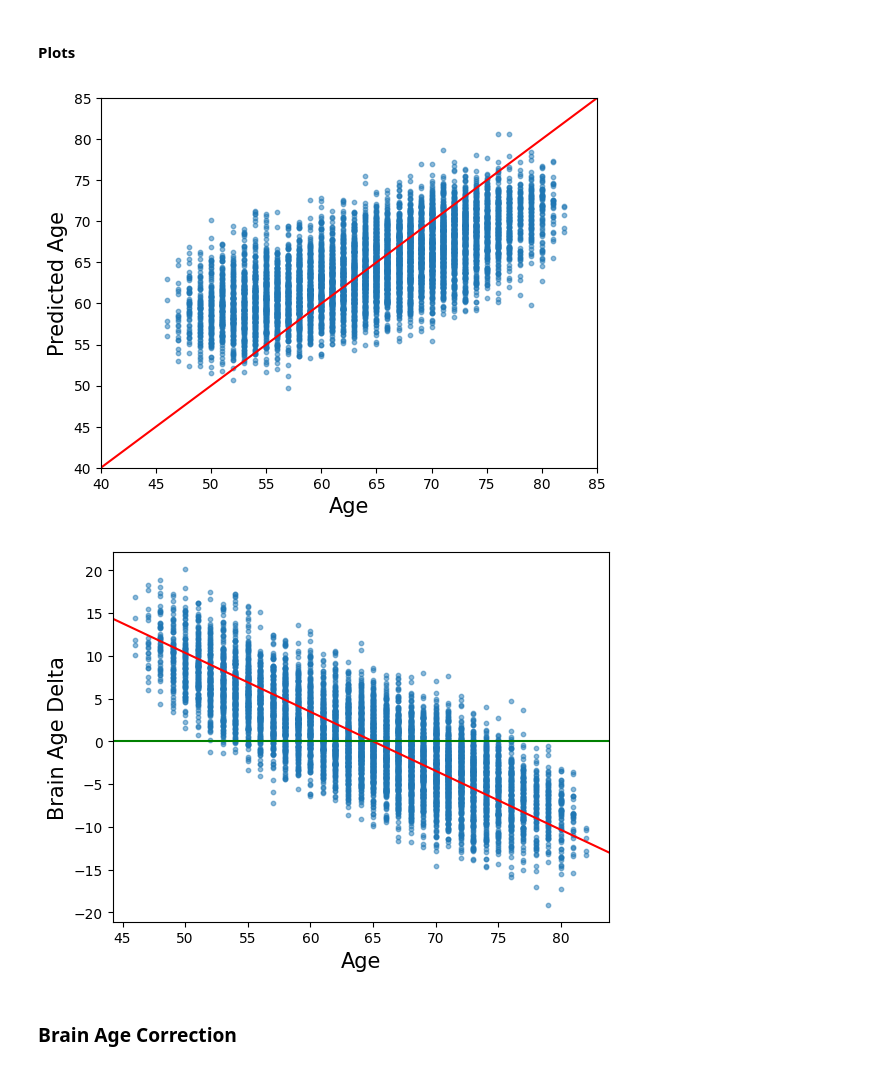
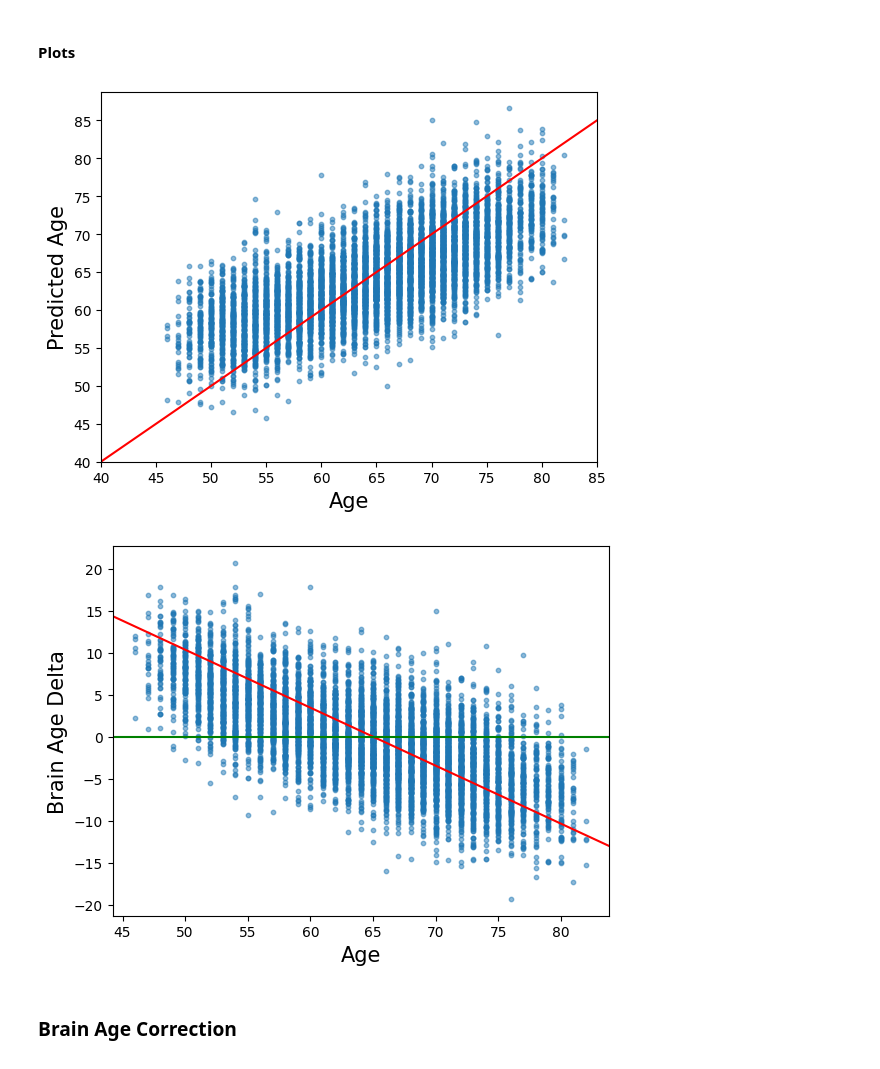
Before and after one commit to ivychad/Hanna, a Jupyter notebook: 3 BrainAge.ipynb, the cells around one changed output. Saved outputs shown, nothing was run; the diff lists cells and outputs as text; code cells hidden in the pictures.

```diff
--- a/3 BrainAge.ipynb
+++ b/3 BrainAge.ipynb
@@ -137,25 +145,25 @@ The MAE for testing set using Ridge: 4.2531485847119175
 # %%
 #plot figure with x: actual age Y: predicted age, and a line with slope 1 for reference
 plt.figure()
-plt.scatter(Y_test, y_pred_SVR, alpha=0.5, s=10)
+plt.scatter(Y_test, y_pred_Ridge, alpha=0.5, s=10)
 plt.axline((60,60), slope=1, color='r')
 #plt.axline((60,60),slope=coef, color="black")
 plt.xticks(range(40,90,5))
 plt.yticks(range(40,90,5))
 plt.ylabel('Predicted Age', fontsize = 15)
 plt.xlabel('Age', fontsize = 15)
 plt.show()
 
 plt.figure()
-plt.scatter(Y_test,brain_age_delta_SVR, alpha=0.5, s=10)
+plt.scatter(Y_test,brain_age_delta_Ridge, alpha=0.5, s=10)
 plt.axline((65,0), slope=-0.69, color="r")
 plt.axline((60,0),slope=0, color = "g")
 plt.ylabel("Brain Age Delta", fontsize = 15)
 plt.xlabel("Age", fontsize = 15)
 plt.show()
 # %% [output]
-[figure, old version]
+[figure, new version]
-[figure, old version]
+[figure, new version]
 # %% [markdown]
 ### Brain Age Correction
 # %%
```
Also changed, not shown: parts of 5 cells of this notebook, 2 other files.
